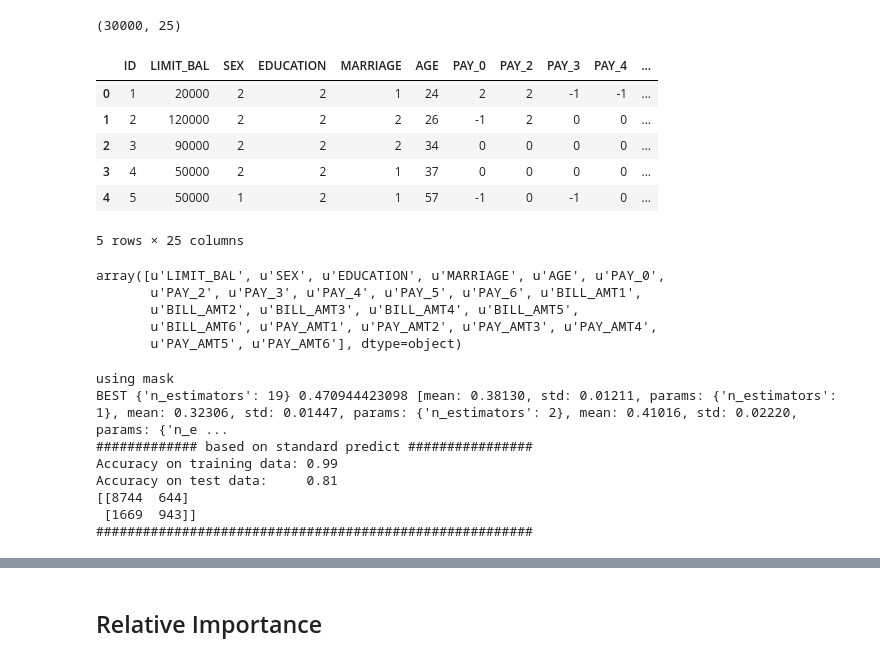
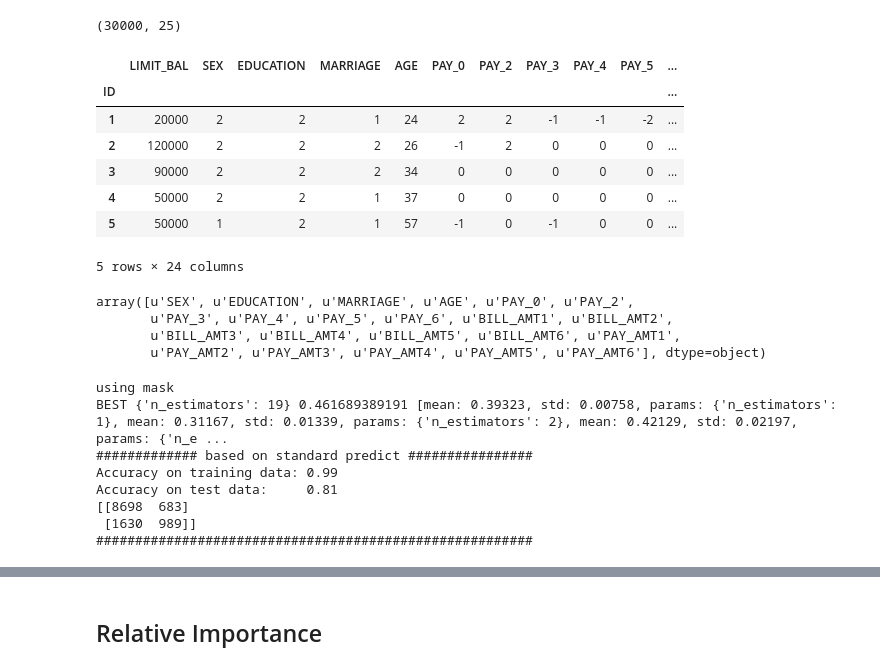
Before and after one commit to alviniac/taiwan-credit-default-analysis, a Jupyter notebook: Taiwan credit default machine learning.ipynb, the cells around one changed output, grey strips where cells are left out. Saved outputs shown, nothing was run; the diff lists cells and outputs as text; code cells hidden in the pictures.

```diff
--- a/Taiwan credit default machine learning.ipynb
+++ b/Taiwan credit default machine learning.ipynb
@@ -12,25 +15,26 @@ data.shape
 # %% [output]
 (30000, 25)
 # %%
+data = data.set_index('ID')
 data.head()
 # %% [output]
-|  | ID | LIMIT_BAL | SEX | EDUCATION | MARRIAGE | AGE | PAY_0 | PAY_2 | PAY_3 | PAY_4 | ... |
-| 0 | 1 | 20000 | 2 | 2 | 1 | 24 | 2 | 2 | -1 | -1 | ... |
-| 1 | 2 | 120000 | 2 | 2 | 2 | 26 | -1 | 2 | 0 | 0 | ... |
-| 2 | 3 | 90000 | 2 | 2 | 2 | 34 | 0 | 0 | 0 | 0 | ... |
-| 3 | 4 | 50000 | 2 | 2 | 1 | 37 | 0 | 0 | 0 | 0 | ... |
-| 4 | 5 | 50000 | 1 | 2 | 1 | 57 | -1 | 0 | -1 | 0 | ... |
+|  | LIMIT_BAL | SEX | EDUCATION | MARRIAGE | AGE | PAY_0 | PAY_2 | PAY_3 | PAY_4 | PAY_5 | ... |
+| ID |  |  |  |  |  |  |  |  |  |  | ... |
+| 1 | 20000 | 2 | 2 | 1 | 24 | 2 | 2 | -1 | -1 | -2 | ... |
+| 2 | 120000 | 2 | 2 | 2 | 26 | -1 | 2 | 0 | 0 | 0 | ... |
+| 3 | 90000 | 2 | 2 | 2 | 34 | 0 | 0 | 0 | 0 | 0 | ... |
+| 4 | 50000 | 2 | 2 | 1 | 37 | 0 | 0 | 0 | 0 | 0 | ... |
+| 5 | 50000 | 1 | 2 | 1 | 57 | -1 | 0 | -1 | 0 | 0 | ... |
-5 rows × 25 columns
+5 rows × 24 columns
 # %%
 #get column names as predictors
 Xnames = data.columns.values[1:-1]
 Xnames
 # %% [output]
-array([u'LIMIT_BAL', u'SEX', u'EDUCATION', u'MARRIAGE', u'AGE', u'PAY_0',
-       u'PAY_2', u'PAY_3', u'PAY_4', u'PAY_5', u'PAY_6', u'BILL_AMT1',
-       u'BILL_AMT2', u'BILL_AMT3', u'BILL_AMT4', u'BILL_AMT5',
-       u'BILL_AMT6', u'PAY_AMT1', u'PAY_AMT2', u'PAY_AMT3', u'PAY_AMT4',
-       u'PAY_AMT5', u'PAY_AMT6'], dtype=object)
+array([u'SEX', u'EDUCATION', u'MARRIAGE', u'AGE', u'PAY_0', u'PAY_2',
+       u'PAY_3', u'PAY_4', u'PAY_5', u'PAY_6', u'BILL_AMT1', u'BILL_AMT2',
+       u'BILL_AMT3', u'BILL_AMT4', u'BILL_AMT5', u'BILL_AMT6', u'PAY_AMT1',
+       u'PAY_AMT2', u'PAY_AMT3', u'PAY_AMT4', u'PAY_AMT5', u'PAY_AMT6'], dtype=object)
 # %%
 #create train/test mask
 itrain, itest = train_test_split(xrange(data.shape[0]), train_size=0.6)
@@ -102,11 +106,11 @@ clfForest, Xtrain, ytrain, Xtest, ytest = do_classify(clfForest, parameters,
                                                        n_jobs = 4, score_func='f1')
 # %% [output]
 using mask
-BEST {'n_estimators': 19} 0.470944423098 [mean: 0.38130, std: 0.01211, params: {'n_estimators': 1}, mean: 0.32306, std: 0.01447, params: {'n_estimators': 2}, mean: 0.41016, std: 0.02220, params: {'n_e ...
+BEST {'n_estimators': 19} 0.461689389191 [mean: 0.39323, std: 0.00758, params: {'n_estimators': 1}, mean: 0.31167, std: 0.01339, params: {'n_estimators': 2}, mean: 0.42129, std: 0.02197, params: {'n_e ...
 ############# based on standard predict ################
 Accuracy on training data: 0.99
 Accuracy on test data:     0.81
-[[8744  644]
- [1669  943]]
+[[8698  683]
+ [1630  989]]
 ########################################################
 # %% [markdown]
```
Also changed, not shown: parts of 9 cells of this notebook, 1 other file.
